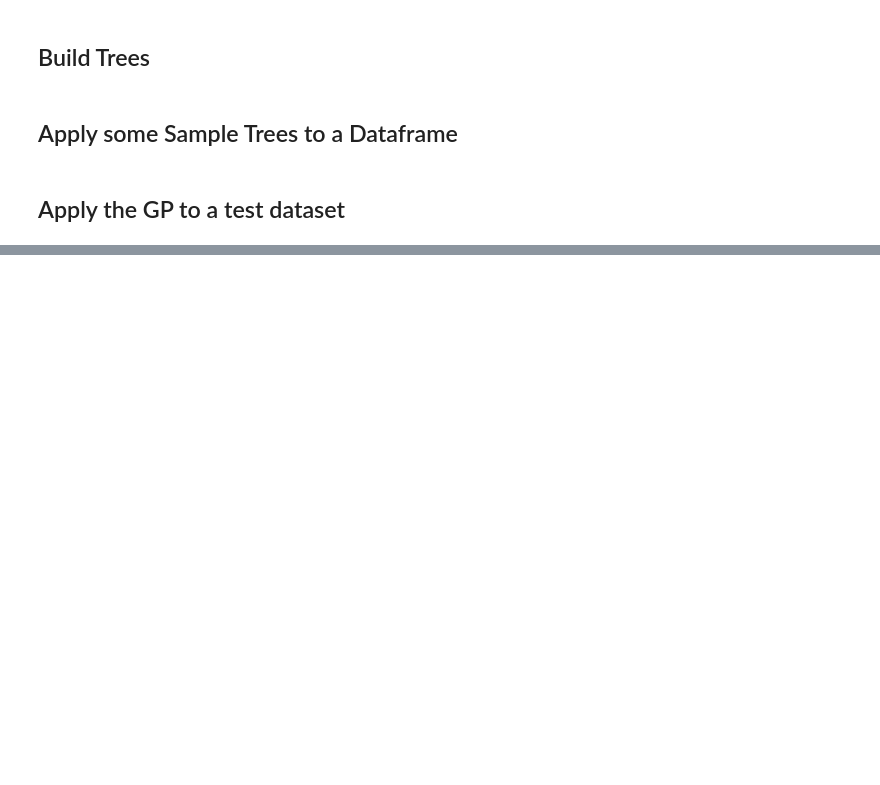
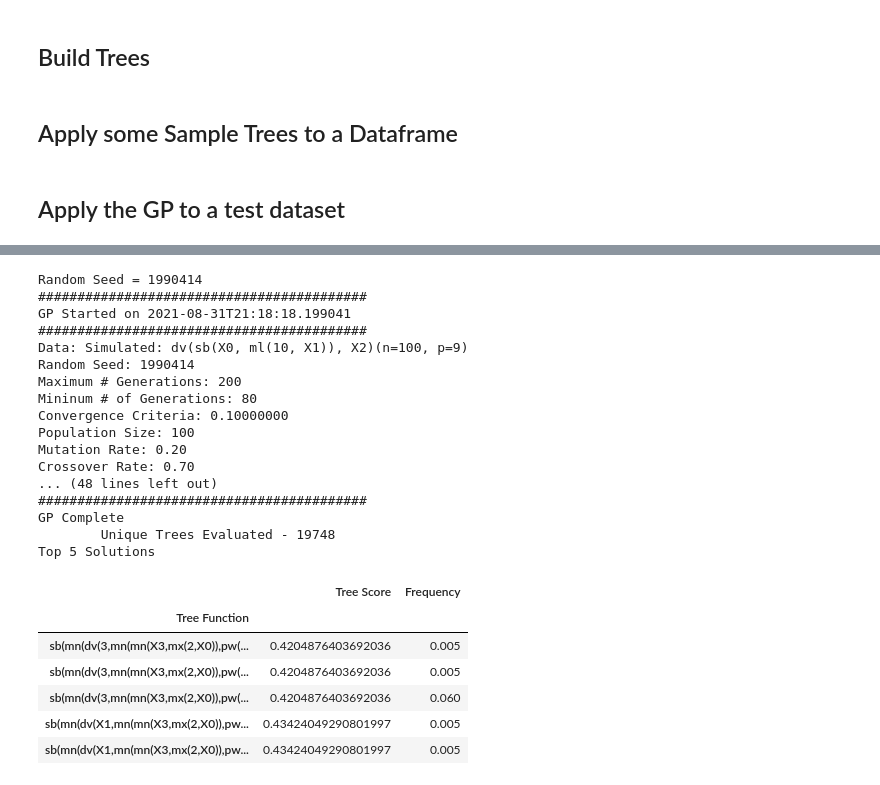
Before and after one commit to ahowe42/baseball, a Jupyter notebook: src/GPFeatureEngineering.ipynb, the cells around one changed output, grey strips where cells are left out. Drawn from its saved outputs; the diff is of its cells as text; code cells hidden in the pictures; blank space fills up the shorter version.

```diff
--- a/src/GPFeatureEngineering.ipynb
+++ b/src/GPFeatureEngineering.ipynb
@@ -1207,9 +1297,34 @@ nodeMeta['const'] = [consts, len(consts), 0.25]
 # %%
 # run the GP - hold on to your butts
 randSeed = None#42
 verb = False
 
 # ignore all warnings - may be a very bad idea
 with warnings.catch_warnings():
     warnings.simplefilter("ignore")
-    bestTree, bestScore, genBest, genScores, randSeed, figGPProgress = RunGP(parmsGP, parmsData, parmsObj, nodeMeta, verb, randSeed)
+    bestTree, bestScore, genBest, genScores, randSeed, timeStamp, figGPProgress = RunGP(parmsGP, parmsData, parmsObj, nodeMeta, verb, randSeed)
+# %% [output]
+Random Seed = 1990414
+##########################################
+GP Started on 2021-08-31T21:18:18.199041
+##########################################
+Data: Simulated: dv(sb(X0, ml(10, X1)), X2)(n=100, p=9)
+Random Seed: 1990414
+Maximum # Generations: 200
+Mininum # of Generations: 80
+Convergence Criteria: 0.10000000
+Population Size: 100
+Mutation Rate: 0.20
+Crossover Rate: 0.70
+... (48 lines left out)
+##########################################
+GP Complete
+        Unique Trees Evaluated - 19748
+Top 5 Solutions
+|  | Tree Score | Frequency |
+| Tree Function |  |  |
+| sb(mn(dv(3,mn(mn(X3,mx(2,X0)),pw(... | 0.4204876403692036 | 0.005 |
+| sb(mn(dv(3,mn(mn(X3,mx(2,X0)),pw(... | 0.4204876403692036 | 0.005 |
+| sb(mn(dv(3,mn(mn(X3,mx(2,X0)),pw(... | 0.4204876403692036 | 0.060 |
+| sb(mn(dv(X1,mn(mn(X3,mx(2,X0)),pw... | 0.43424049290801997 | 0.005 |
+| sb(mn(dv(X1,mn(mn(X3,mx(2,X0)),pw... | 0.43424049290801997 | 0.005 |
```
Also changed, not shown: parts of 8 cells of this notebook, 1 other file.
